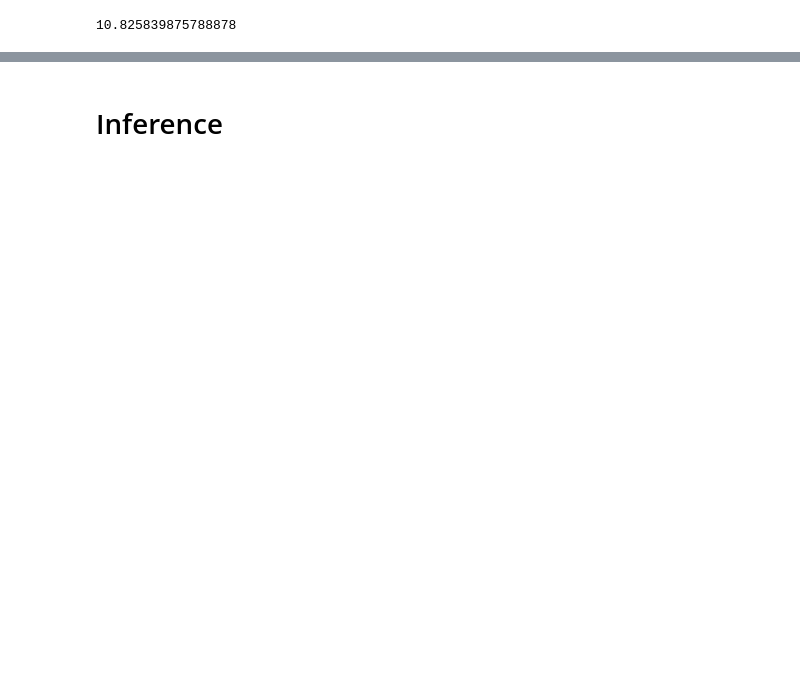
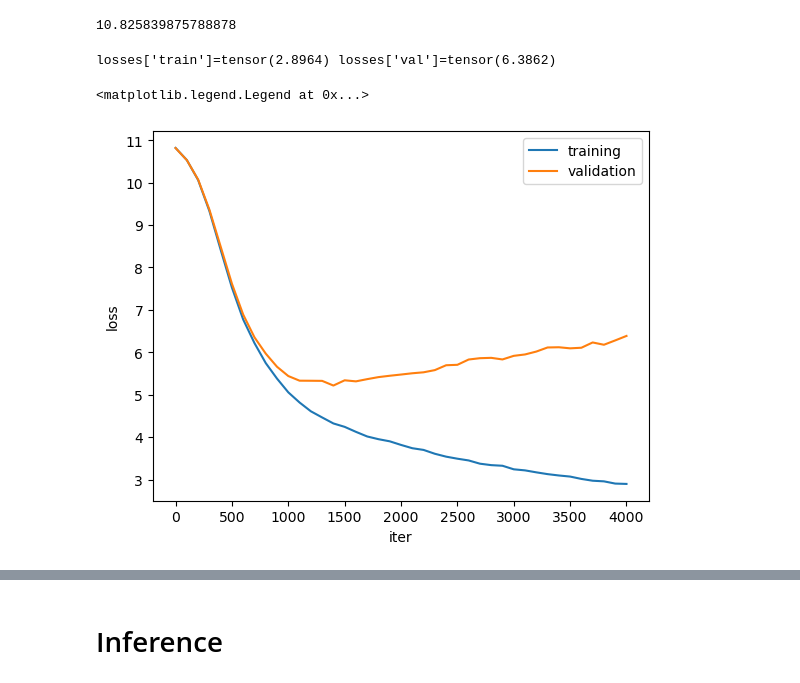
Before and after one commit to jasonacox/ProtosAI, a Jupyter notebook: notebooks/gpt.ipynb, the cells around one changed output, grey strips where cells are left out. Saved outputs shown, nothing was run; the diff lists cells and outputs as text; code cells hidden in the pictures; blank space fills up the shorter version.

```diff
--- a/notebooks/gpt.ipynb
+++ b/notebooks/gpt.ipynb
@@ -164,12 +272,17 @@ import requests
 import tiktoken
 import numpy as np
 
-# tiny shakespeare dataset
-input_file_path = 'data/shakespeare.txt'
+# Load data
+input_file_path = 'data/tinyshakespeare.txt'
+data_url = 'https://raw.githubusercontent.com/karpathy/char-rnn/master/data/tinyshakespeare/input.txt'
+
+# Download and Load
 if not os.path.exists(input_file_path):
-    data_url = 'https://raw.githubusercontent.com/karpathy/char-rnn/master/data/tinyshakespeare/input.txt'
-    with open(input_file_path, 'w') as f:
-        f.write(requests.get(data_url).text)
+    response = requests.get(data_url)
+    # Remove non-ASCII characters
+    # response = ''.join(char for char in response.text if ord(char) < 128)
+    with open(input_file_path, 'w', encoding='utf-8') as f:
+        f.write(response)
 
 with open(input_file_path, 'r') as f:
     data = f.read()
@@ -179,14 +292,14 @@ n = len(data)
 train_data = data[:int(n*0.9)]
 val_data = data[int(n*0.9):]
 
-# encode with tiktoken gpt2
+# Encode with tiktoken gpt2
 enc = tiktoken.get_encoding("gpt2")
 train_ids = enc.encode_ordinary(train_data)
 val_ids = enc.encode_ordinary(val_data)
 print(f"train has {len(train_ids):,} tokens")
 print(f"val has {len(val_ids):,} tokens")
 
-# export to bin files
+# Export to bin files for training
 train_ids = np.array(train_ids, dtype=np.uint16)
 val_ids = np.array(val_ids, dtype=np.uint16)
 train_ids.tofile('data/train.bin')
@@ -484,0 +642,13 @@ print(worse_case)
+# %%
+# Graph
+import matplotlib.pyplot as plt
+%matplotlib inline
+print(f"{losses['train']=} {losses['val']=}")
+plt.plot(stat_iter, stat_loss_train, stat_iter, stat_loss_val)
+plt.ylabel('loss')
+plt.xlabel('iter')
+plt.legend(['training', 'validation'])
+# %% [output]
+losses['train']=tensor(2.8964) losses['val']=tensor(6.3862)
+<matplotlib.legend.Legend at 0x...>
+[figure, added]
```
Also changed, not shown: parts of 28 cells of this notebook, 3 other files.
